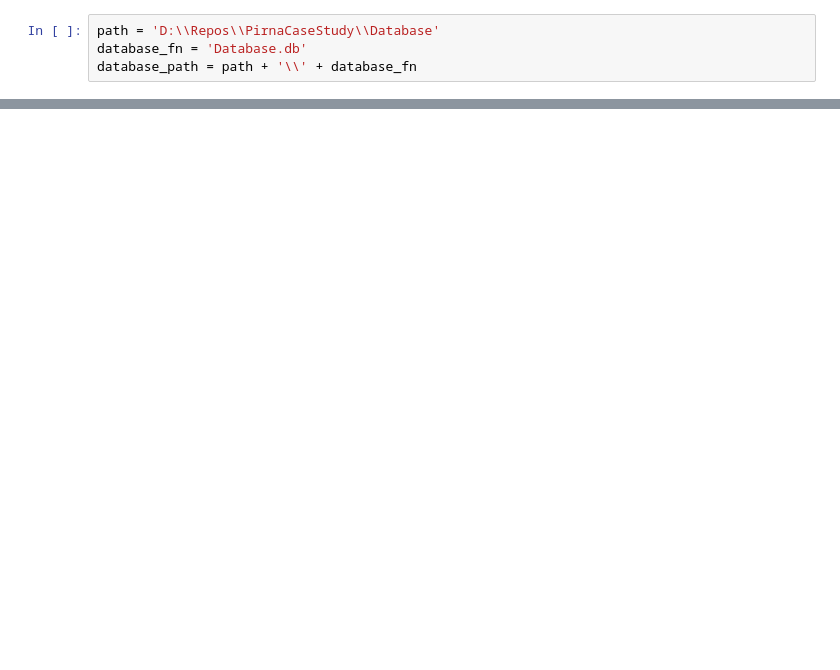
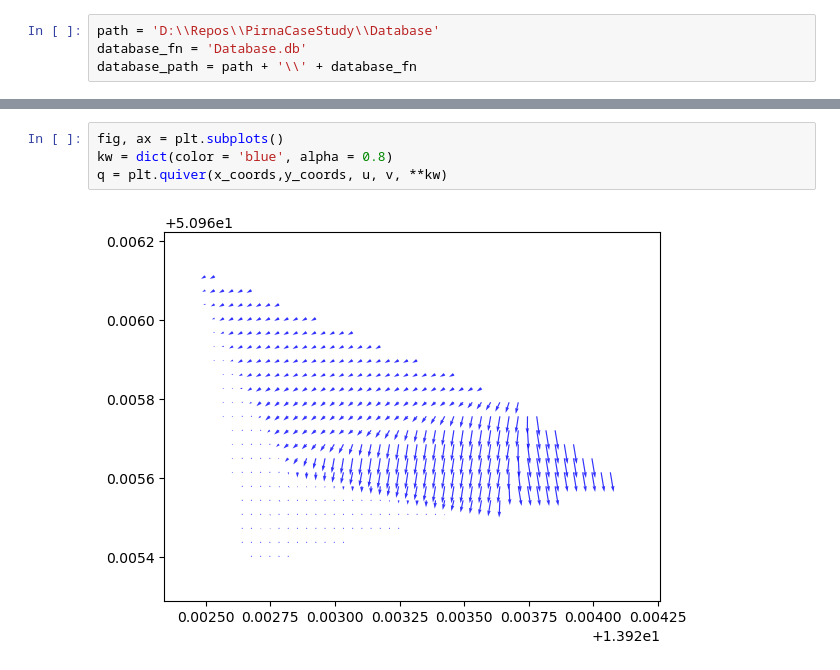
Before and after one commit to vieirasaulo/wasserweise, a Jupyter notebook: Plotting with querying.ipynb, the cells around one changed output, grey strips where cells are left out. Drawn from its saved outputs; the diff is of its cells as text; blank space fills up the shorter version.

```diff
--- a/Plotting with querying.ipynb
+++ b/Plotting with querying.ipynb
@@ -95,0 +196,6 @@ PandasInterface expects tabular data, for more information on supported datatype
+# %%
+fig, ax = plt.subplots()
+kw = dict(color = 'blue', alpha = 0.8)
+q = plt.quiver(x_coords,y_coords, u, v, **kw)
+# %% [output]
+[figure, added]
```
Also changed, not shown: parts of 29 cells of this notebook, 4 other files.
